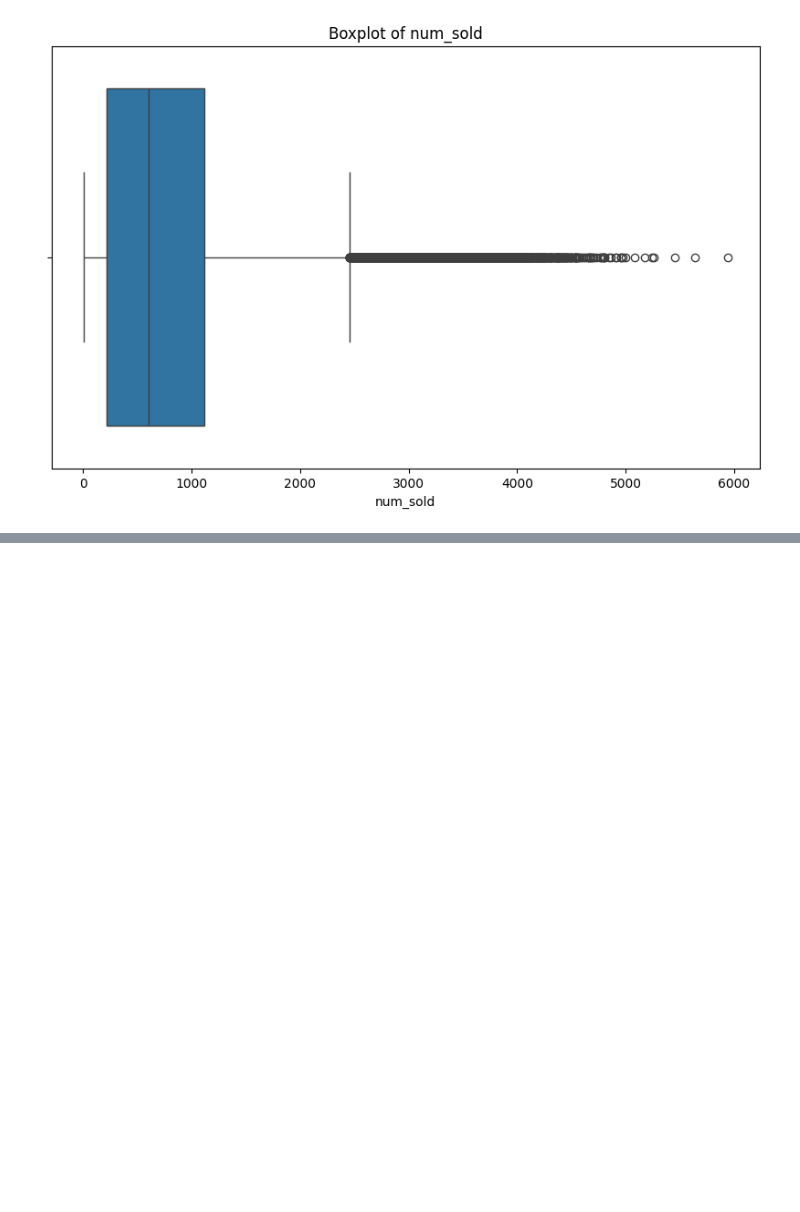
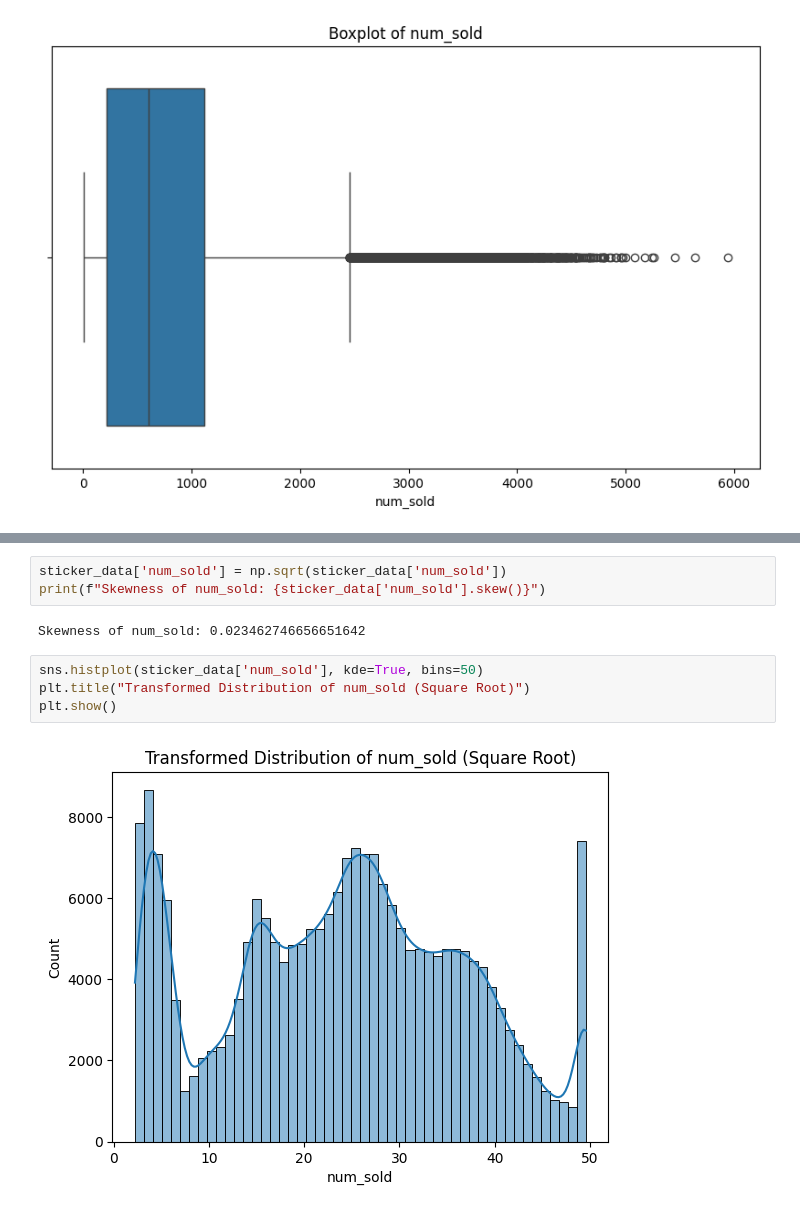
Before and after one commit to YusufDeesawala/Sticker_Sales_Prediction, a Jupyter notebook: main.ipynb, the cells around one changed output, grey strips where cells are left out. Drawn from its saved outputs; the diff is of its cells as text; blank space fills up the shorter version.

```diff
--- a/main.ipynb
+++ b/main.ipynb
@@ -165,0 +203,11 @@ plt.show()
+# %%
+sticker_data['num_sold'] = np.sqrt(sticker_data['num_sold'])
+print(f"Skewness of num_sold: {sticker_data['num_sold'].skew()}")
+# %% [output]
+Skewness of num_sold: 0.023462746656651642
+# %%
+sns.histplot(sticker_data['num_sold'], kde=True, bins=50)
+plt.title("Transformed Distribution of num_sold (Square Root)")
+plt.show()
+# %% [output]
+[figure, added]
```
Also changed, not shown: parts of 11 cells of this notebook.
